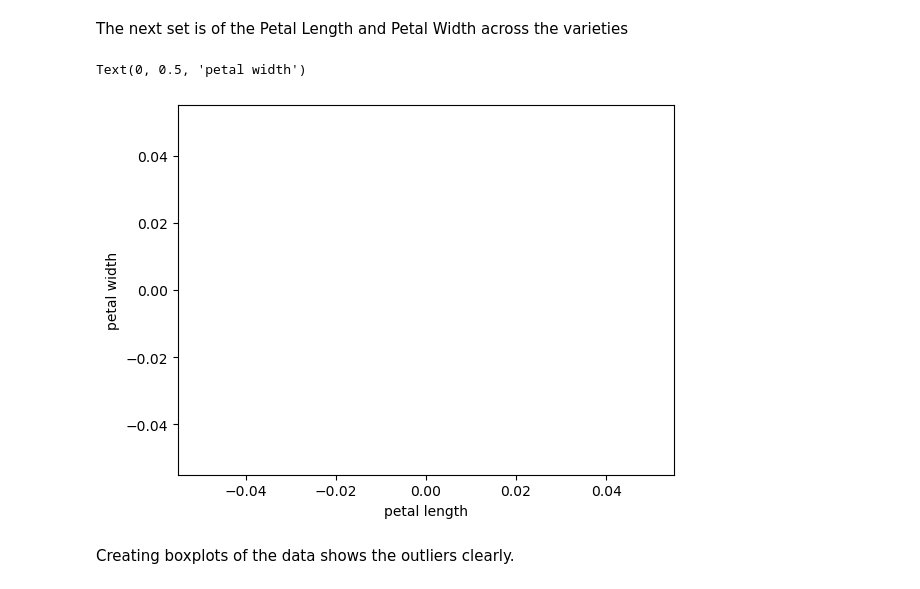
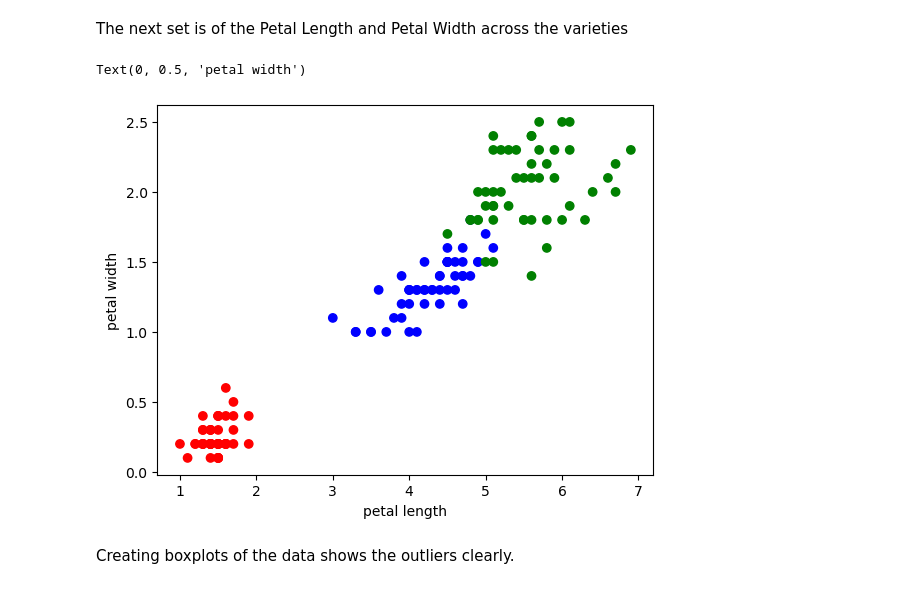
Before and after one commit to kevinsenan/4359-Fundamentals-of-Data-Analysis, a Jupyter notebook: Project.ipynb, the cells around one changed output. Drawn from its saved outputs; the diff is of its cells as text; code cells hidden in the pictures.

```diff
--- a/Project.ipynb
+++ b/Project.ipynb
@@ -25,7 +40,7 @@ df = pd.read_csv("https://raw.githubusercontent.com/illinois-cse/data-fa14/gh-pa
 As the dataset had no column headers, I have to insert them into the dataset.
 I am using 0 to 3 for the numerical columns to make it easier for me later in the program.
 # %%
-df.set_axis([0, 1, 2, 3, "Iris"], axis=1,inplace=True)
+#df.set_axis([0, 1, 2, 3, "Iris"], axis=1,inplace=True)
 # %% [markdown]
 Saving the list of correct column names in a list called headers.
 # %%
@@ -57,9 +72,9 @@ plt.show()
 # %% [markdown]
 In the next section, I am creating scatterplots of the data to show the correlation of the plots. The first set is of the Sepal Length and Sepal Width across the varieties
 # %%
-colour = {'Iris-setosa':'red', 'Iris-virginica':'green', 'Iris-versicolor':'blue'}
-plt.scatter(df[0], df[1], c=df['Iris'].map(colour))
-plt.xlabel(headers[0])
-plt.ylabel(headers[1])
+colour = {'setosa':'red', 'virginica':'green', 'versicolor':'blue'}
+plt.scatter(df["sepal_length"], df["sepal_width"], c=df["species"].map(colour))
+plt.xlabel("sepal length")
+plt.ylabel("sepal width")
 # %% [output]
 Text(0, 0.5, 'sepal width')
@@ -67,12 +82,12 @@ Text(0, 0.5, 'sepal width')
 # %% [markdown]
 The next set is of the Petal Length and Petal Width across the varieties
 # %%
-plt.scatter(df[2], df[3], c=df['Iris'].map(colour))
-plt.xlabel(headers[2])
-plt.ylabel(headers[3])
+plt.scatter(df["petal_length"], df["petal_width"], c=df["species"].map(colour))
+plt.xlabel("petal length")
+plt.ylabel("petal width")
 # %% [output]
 Text(0, 0.5, 'petal width')
-[figure, old version]
+[figure, new version]
 # %% [markdown]
 Creating boxplots of the data shows the outliers clearly.
 # %%
```
Also changed, not shown: parts of 10 cells of this notebook, 2 other files.
